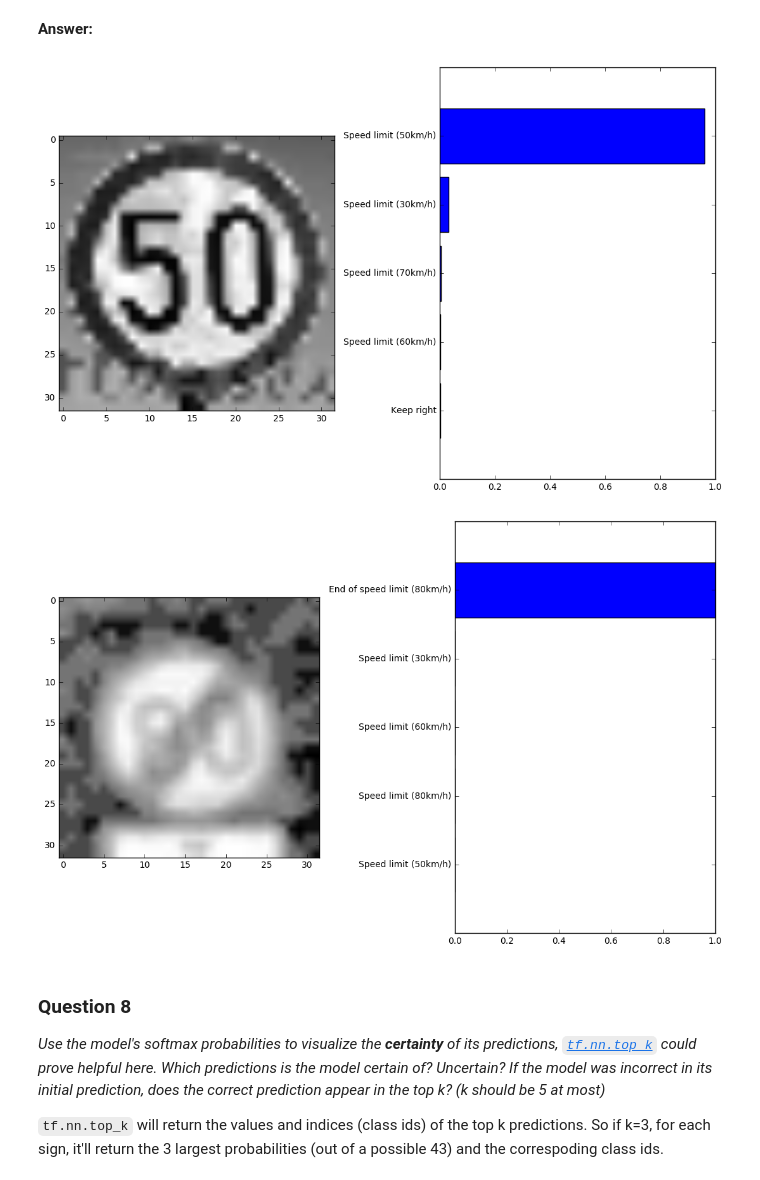
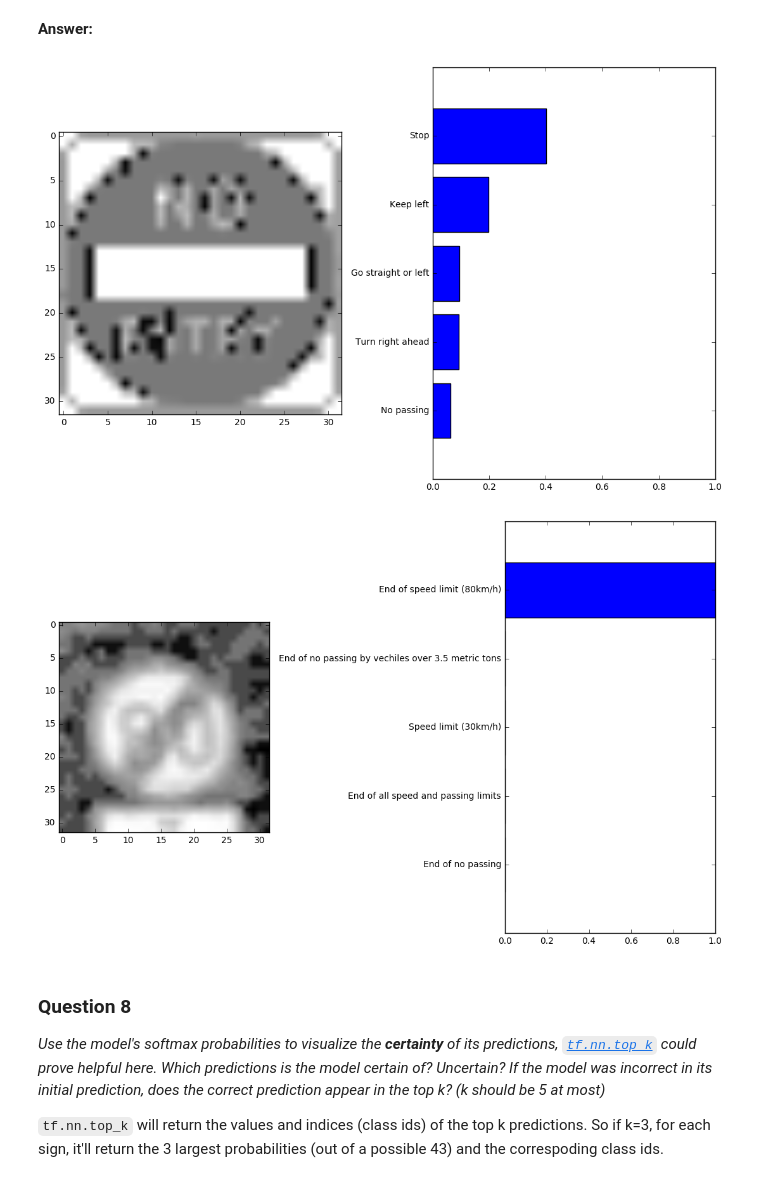
Before and after one commit to jpthalman/CarND, a Jupyter notebook: Projects/P2-TrafficSigns/Traffic_Signs_Recognition.ipynb, the cells around one changed output. Cells and saved outputs as stored; diff of their text form; code cells hidden in the pictures.

```diff
--- a/Projects/P2-TrafficSigns/Traffic_Signs_Recognition.ipynb
+++ b/Projects/P2-TrafficSigns/Traffic_Signs_Recognition.ipynb
@@ -404,6 +404,6 @@ _What does your final architecture look like? (Type of model, layers, sizes, con
 # %% [markdown]
 **Answer:**
 # %%
-SignClassifier.train(train, val, training_epochs=100, l2_beta=0.001, threshold=0.98)
+SignClassifier.train(train, val, training_epochs=1000, l2_beta=0.001, threshold=0.982)
 # %% [output]
 Starting training process:
@@ -537,13 +543,13 @@ def vizualize_softmax_probabilities(model, image, num_probs):
 
     plt.tight_layout()
 # %%
-vizualize_softmax_probabilities(SignClassifier, test_images[5], 5)
+vizualize_softmax_probabilities(SignClassifier, test_images[2], 5)
 # %% [output]
-[figure, old version]
+[figure, new version]
 # %%
 vizualize_softmax_probabilities(SignClassifier, X_train[10000,...], 5)
 # %% [output]
-[figure, old version]
+[figure, new version]
 # %% [markdown]
 ### Question 8
 
```
Also changed, not shown: parts of 12 cells of this notebook, 1 other file.
